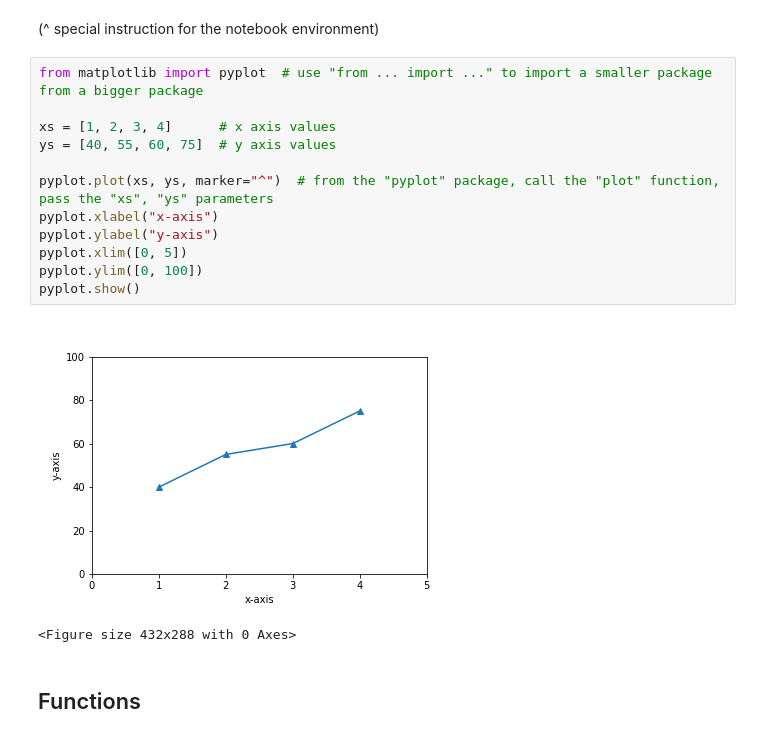
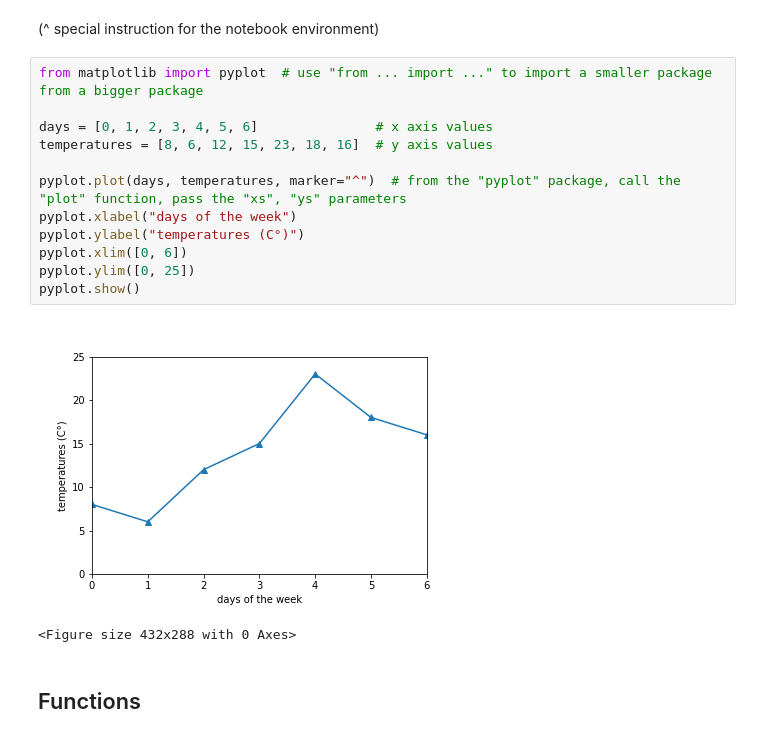
Before and after one commit to briangbh/python-vs-java, a Jupyter notebook: python-vs-java.ipynb, the cells around one changed output. Drawn from its saved outputs; the diff is of its cells as text.

```diff
--- a/python-vs-java.ipynb
+++ b/python-vs-java.ipynb
@@ -196,17 +204,17 @@ statistics.mean(values)         # package name is always a prefix in front of an
 # %%
 from matplotlib import pyplot  # use "from ... import ..." to import a smaller package from a bigger package
 
-xs = [1, 2, 3, 4]      # x axis values
-ys = [40, 55, 60, 75]  # y axis values
+days = [0, 1, 2, 3, 4, 5, 6]               # x axis values
+temperatures = [8, 6, 12, 15, 23, 18, 16]  # y axis values
 
-pyplot.plot(xs, ys, marker="^")  # from the "pyplot" package, call the "plot" function, pass the "xs", "ys" parameters
-pyplot.xlabel("x-axis")
-pyplot.ylabel("y-axis")
-pyplot.xlim([0, 5])
-pyplot.ylim([0, 100])
+pyplot.plot(days, temperatures, marker="^")  # from the "pyplot" package, call the "plot" function, pass the "xs", "ys" parameters
+pyplot.xlabel("days of the week")
+pyplot.ylabel("temperatures (C°)")
+pyplot.xlim([0, 6])
+pyplot.ylim([0, 25])
 pyplot.show()
 # %% [output]
-[figure, old version]
+[figure, new version]
 <Figure size 432x288 with 0 Axes>
 # %% [markdown]
 ## Functions
```
Also changed, not shown: parts of 14 cells of this notebook.
